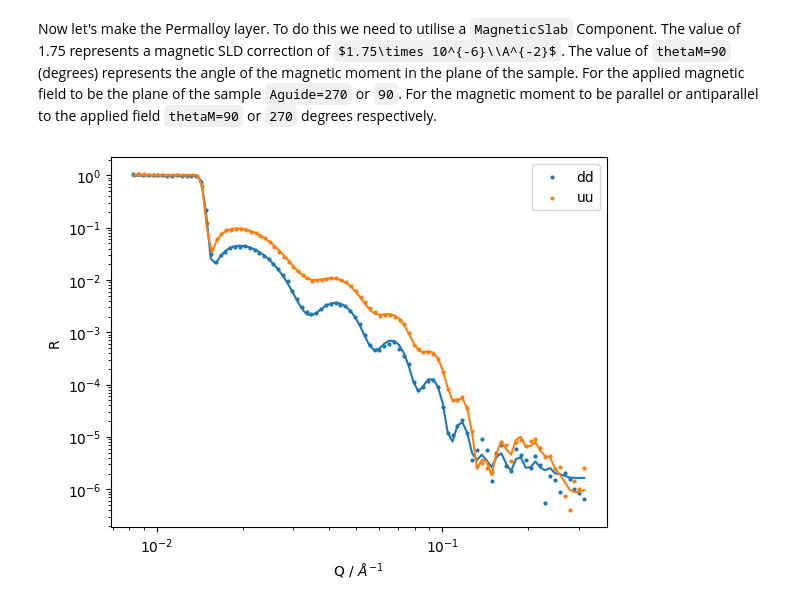
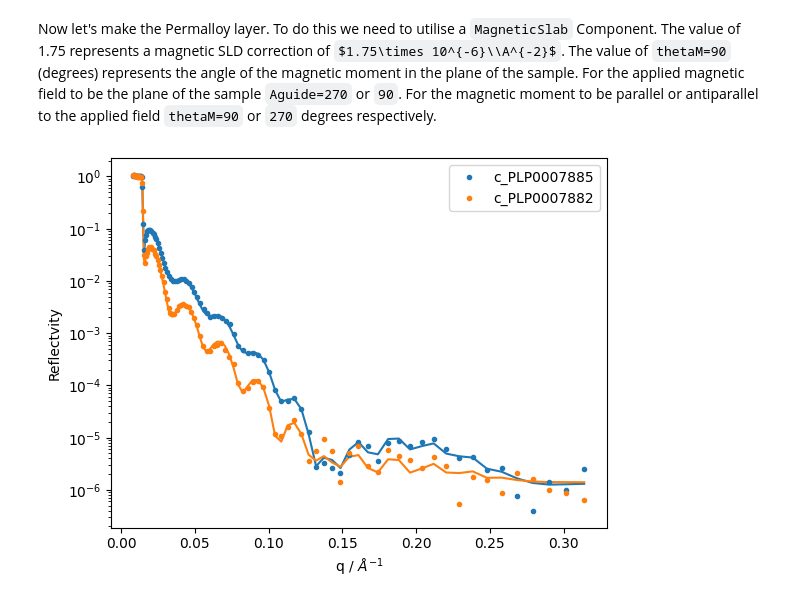
Before and after one commit to refnx/refnx, a Jupyter notebook: doc/NSF2.ipynb, the cells around one changed output. Cells and saved outputs as stored; diff of their text form; code cells hidden in the pictures; some formulas as TeX source.

Commit message:
ENH: PolarisedReflectModel rejig (#845)
* ENH: add PolarisedReflectDatasets

```diff
--- a/doc/NSF2.ipynb
+++ b/doc/NSF2.ipynb
@@ -65,12 +67,19 @@ py_l = MagneticSlab(py_thickness, py, py_roughness, 1.75, 90.0, name="Py slab")
 s = si | sio2_l | py_l | au_l | mercapto_l | d2o_l
 # %%
 # Note that we're using the same structure to describe both spin channels.
-model_dd = PolarisedReflectModel(s, spin=SpinChannel.DOWN_DOWN, Aguide=270)
-model_uu = PolarisedReflectModel(s, spin=SpinChannel.UP_UP, Aguide=270)
+# If you want to specify a different scale factor and bkg for each SpinChannel
+# you must provide 4 numbers during the construction of PolarisedReflectModel
+# (even if you don't have all four spin channels).
+# Otherwise the same scale factor/bkg will be used for all.
+scale = [1.0] * 4
+bkg = [1e-7] * 4
+model = PolarisedReflectModel(
+    s,
+    scales=scale,
+    bkgs=bkg,
+    dq_type="pointwise",
+)
 # %%
-objective_dd = Objective(model_dd, data_dd)
-objective_uu = Objective(model_uu, data_uu)
-
-global_objective = GlobalObjective([objective_dd, objective_uu])
+objective = Objective(model, combined)
 # %%
 # select the parameters to be fitted and their bounds
@@ -103,15 +113,27 @@ fitter.fit("differential_evolution", seed=1);
-# %%
-fig, ax = plt.subplots()
-plt.scatter(data_dd.x, data_dd.y, label="dd", s=4)
-plt.plot(data_dd.x, objective_dd.generative())
-
-plt.scatter(data_uu.x, data_uu.y, label="uu", s=4)
-plt.plot(data_uu.x, objective_uu.generative())
-
-plt.ylabel("R")
-plt.xlabel("Q / $\\AA^{-1}$")
-plt.yscale("log")
-plt.xscale("log")
-plt.legend();
-# %% [output]
-[figure, removed]
+# %%
+pdg = pnr_data_and_generative(objective)
+
+fig = plt.figure()
+ax = fig.add_subplot(111)
+
+for dg in pdg:
+    dta, generative = dg
+    p = ax.plot(dta.x, generative)
+    color = p[0].get_color()
+    ax.errorbar(
+        dta.x,
+        dta.y,
+        dta.y_err,
+        ms=3,
+        marker="o",
+        lw=0,
+        label=dta.name,
+        color=color,
+    )
+
+plt.yscale("log")
+plt.xlabel("q / $\\AA^{-1}$")
+plt.ylabel("Reflectvity")
+plt.legend();
+# %% [output]
+[figure, added]
```
Also changed, not shown: parts of 5 cells of this notebook, 9 other files.
